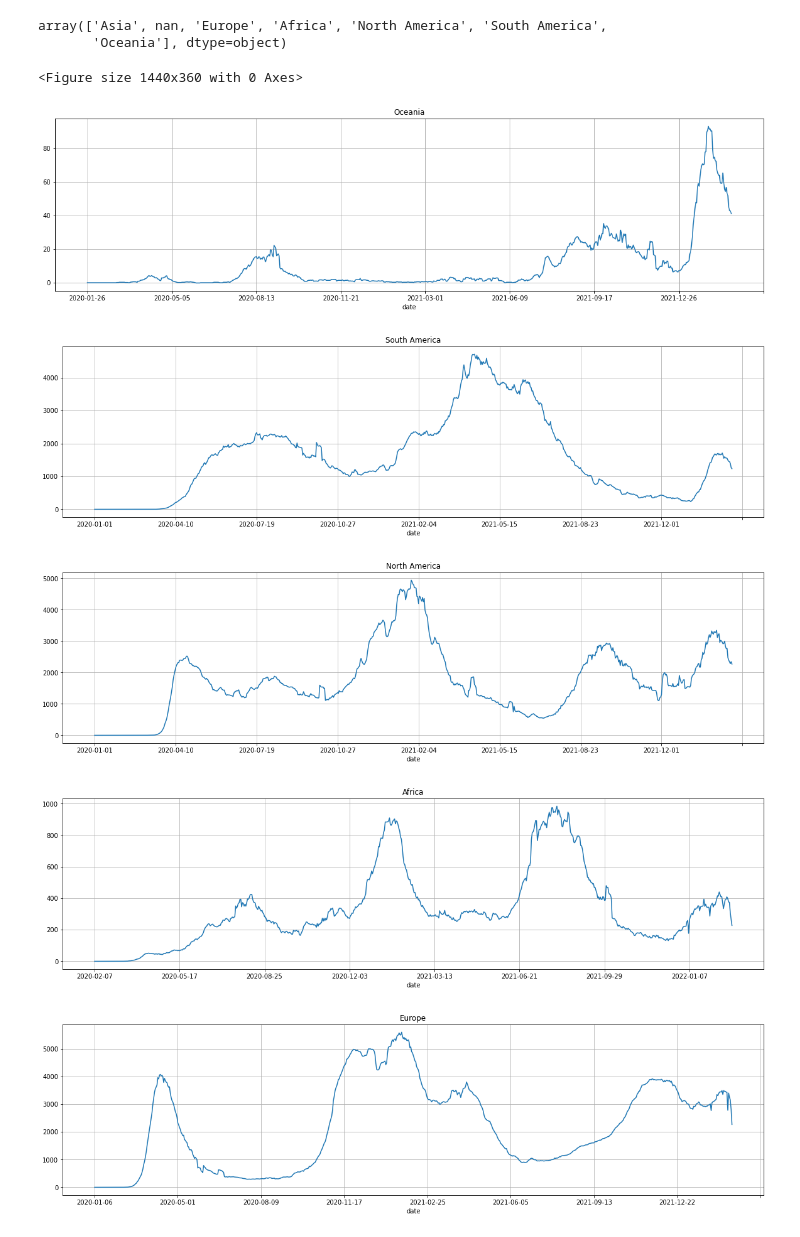
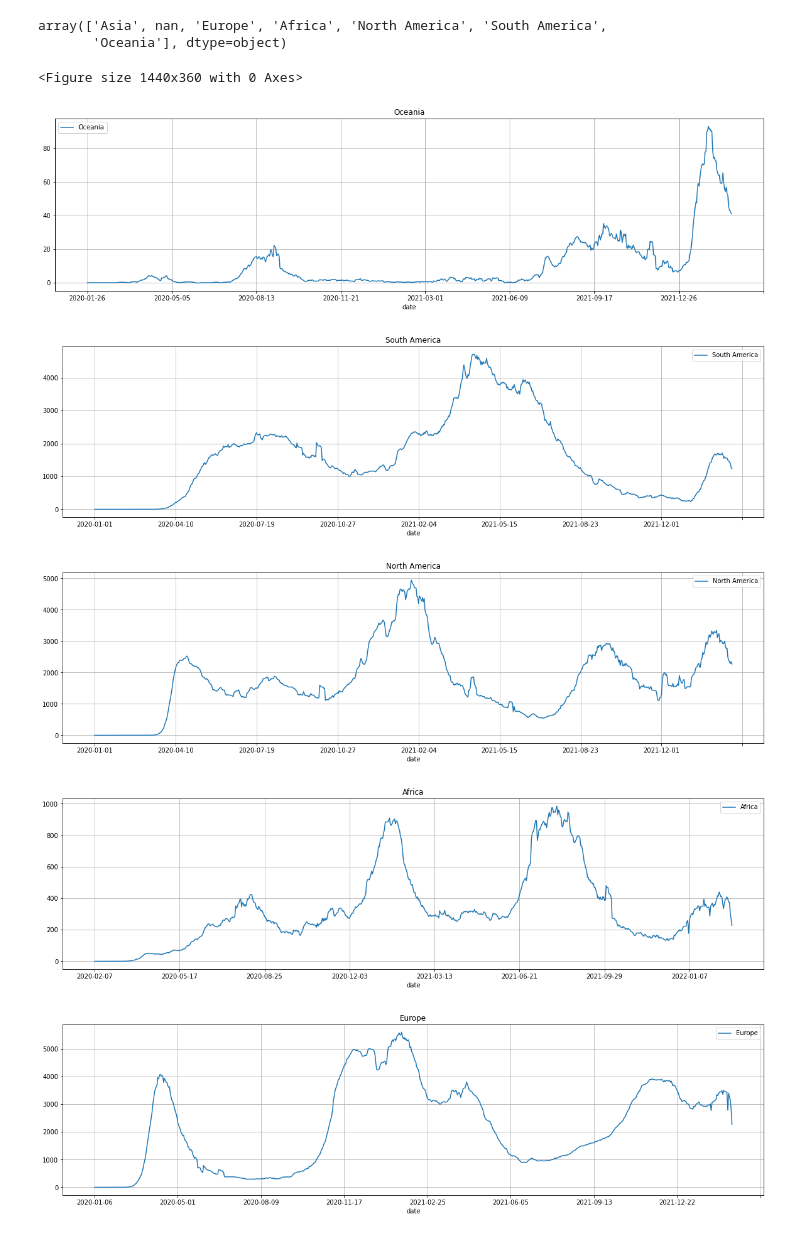
Before and after one commit to tjhickey724/cs103a, a Jupyter notebook: coviddata-full.ipynb, the cells around one changed output. Cells and saved outputs as stored; diff of their text form; code cells hidden in the pictures.

```diff
--- a/coviddata-full.ipynb
+++ b/coviddata-full.ipynb
@@ -224,19 +274,27 @@ array(['Asia', nan, 'Europe', 'Africa', 'North America', 'South America',
 # %%
 plt.figure(figsize=(20,5))
 for continent in continents[::-1]:
-    if str(continent)=='nan':
+    if str(continent)=='nan':  # I don't know why some fields have continent = 'nan'
            continue
     plt.figure(figsize=(20,5))
+
+    # select only those rows for the continent we're interested in
     df6 = df[df['continent']==continent]
+
+    # sum up all of the deaths on that continent grouped by date and get a new Series object
     new_deaths = df6.groupby(['date']).new_deaths_smoothed.agg(sum)
+
+    # plot those deaths and add the label for the continent
     new_deaths.plot(label=continent)
+
+    # add the title, grid, and legend
     plt.title(continent)
     plt.grid()
-    #plt.plot(new_deaths.index,new_deaths,label=continent)
+    plt.legend()
 # %% [output]
 <Figure size 1440x360 with 0 Axes>
-[figure, old version]
+[figure, new version]
-[figure, old version]
+[figure, new version]
-[figure, old version]
+[figure, new version]
-[figure, old version]
+[figure, new version]
-[figure, old version]
+[figure, new version]
```
Also changed, not shown: parts of 7 cells of this notebook, 4 other files.
